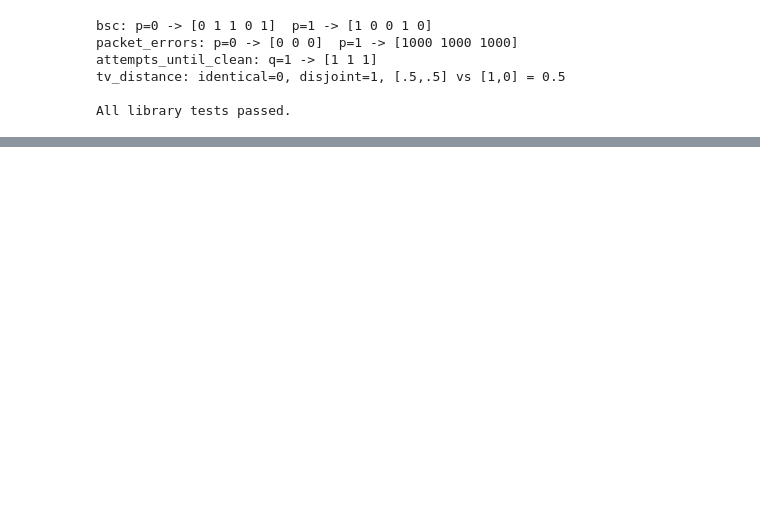
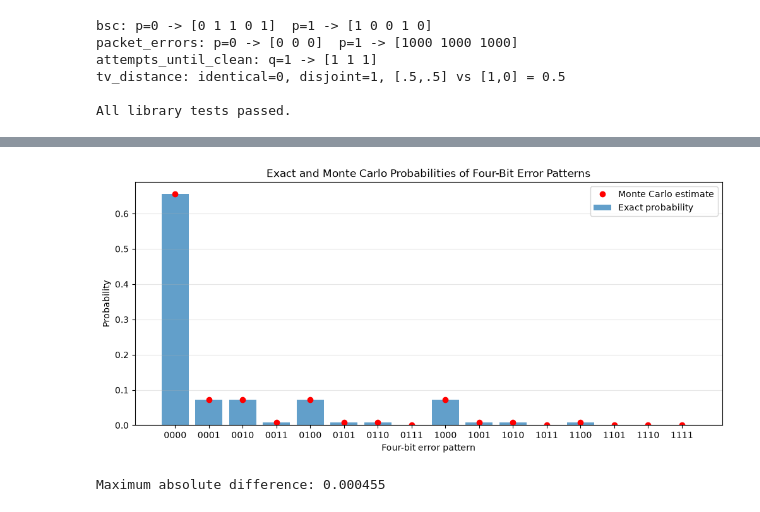
Before and after one commit to ShadowFruits/3715-Fall2026, a Jupyter notebook: mp1/mp1.ipynb, the cells around one changed output, grey strips where cells are left out. Cells and saved outputs as stored; diff of their text form; code cells hidden in the pictures; blank space fills up the shorter version.

Commit message:
Step 1

```diff
--- a/mp1/mp1.ipynb
+++ b/mp1/mp1.ipynb
@@ -67,0 +84,19 @@ All library tests passed.
+# %%
+from itertools import product
+
+p_step1 = 0.1
+
+# Enumerate all 16 possible four-bit error patterns
+patterns = np.array(list(product([0, 1], repeat=4)))
+
+# Count the number of errors in each pattern
+number_of_errors = patterns.sum(axis=1)
+
+# Calculate the exact probability of each pattern
+pattern_probabilities = (
+    p_step1 ** number_of_errors
+    * (1 - p_step1) ** (4 - number_of_errors)
+)
+
+print("Number of patterns:", len(patterns))
+print("Sum of exact probabilities:", pattern_probabilities.sum())
@@ -67,0 +298,52 @@ All library tests passed.
+# %%
+# Calculate simulated probability for each of the 16 patterns
+
+pattern_labels = [
+    "".join(str(bit) for bit in pattern)
+    for pattern in patterns
+]
+
+# Convert each four-bit pattern to an index from 0 to 15
+pattern_indices = simulated_patterns @ np.array([8, 4, 2, 1])
+
+# Count simulated occurrences and divide by N
+simulated_pattern_probabilities = (
+    np.bincount(pattern_indices, minlength=16) / N
+)
+
+# Plot exact probabilities as bars
+x = np.arange(16)
+
+plt.figure(figsize=(12, 5))
+
+plt.bar(
+    x,
+    pattern_probabilities,
+    alpha=0.7,
+    label="Exact probability"
+)
+
+plt.plot(
+    x,
+    simulated_pattern_probabilities,
+    "o",
+    color="red",
+    label="Monte Carlo estimate"
+)
+
+plt.xticks(x, pattern_labels)
+plt.xlabel("Four-bit error pattern")
+plt.ylabel("Probability")
+plt.title("Exact and Monte Carlo Probabilities of Four-Bit Error Patterns")
+plt.legend()
+plt.grid(axis="y", alpha=0.3)
+plt.show()
+
+max_difference = np.max(
+    np.abs(pattern_probabilities - simulated_pattern_probabilities)
+)
+
+print(f"Maximum absolute difference: {max_difference:.6f}")
+# %% [output]
+[figure, added]
+Maximum absolute difference: 0.000455
```
Also changed, not shown: parts of 13 cells of this notebook.
